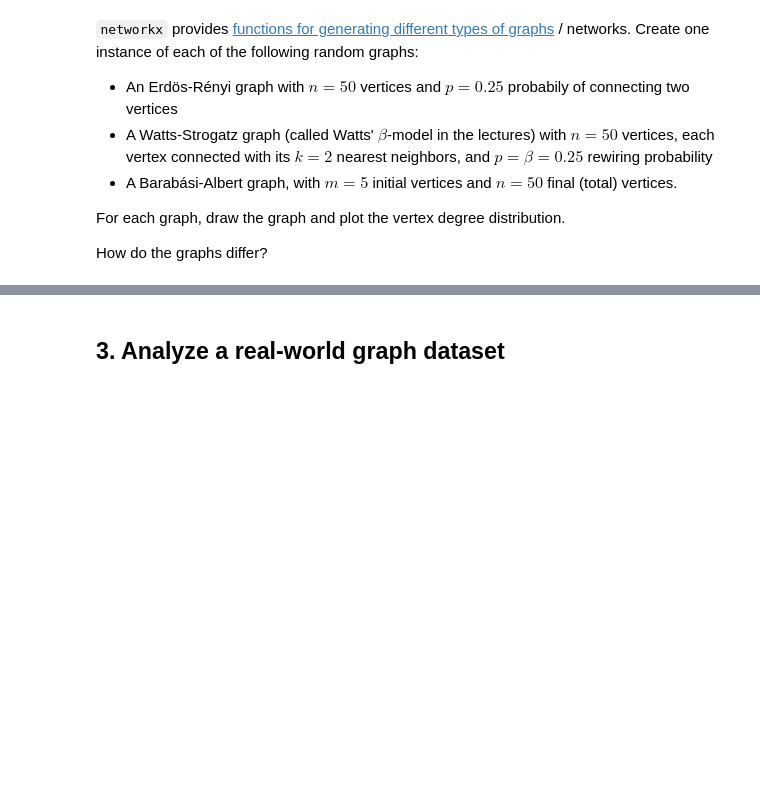
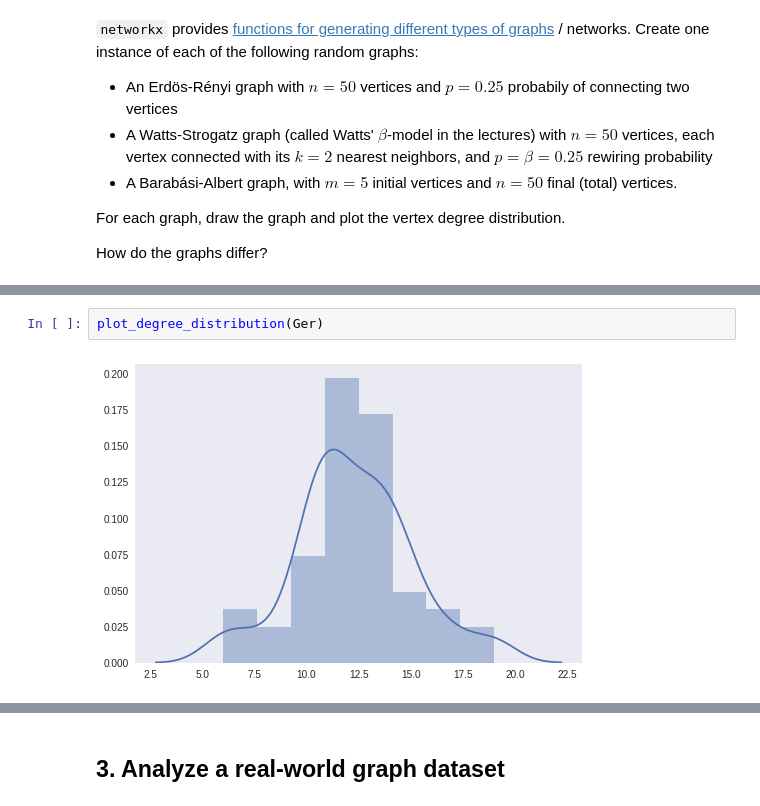
Before and after one commit to mladenivkovic/esc403, a Jupyter notebook: exercises/08-graph-analysis-with-networkx-EMPTY.ipynb, the cells around one changed output, grey strips where cells are left out. Cells and saved outputs as stored; diff of their text form; blank space fills up the shorter version.

```diff
--- a/exercises/08-graph-analysis-with-networkx-EMPTY.ipynb
+++ b/exercises/08-graph-analysis-with-networkx-EMPTY.ipynb
@@ -387,0 +413,4 @@ How do the graphs differ?
+# %%
+plot_degree_distribution(Ger)
+# %% [output]
+[figure, added]
```
Also changed, not shown: parts of 25 cells of this notebook, 1 other file.
